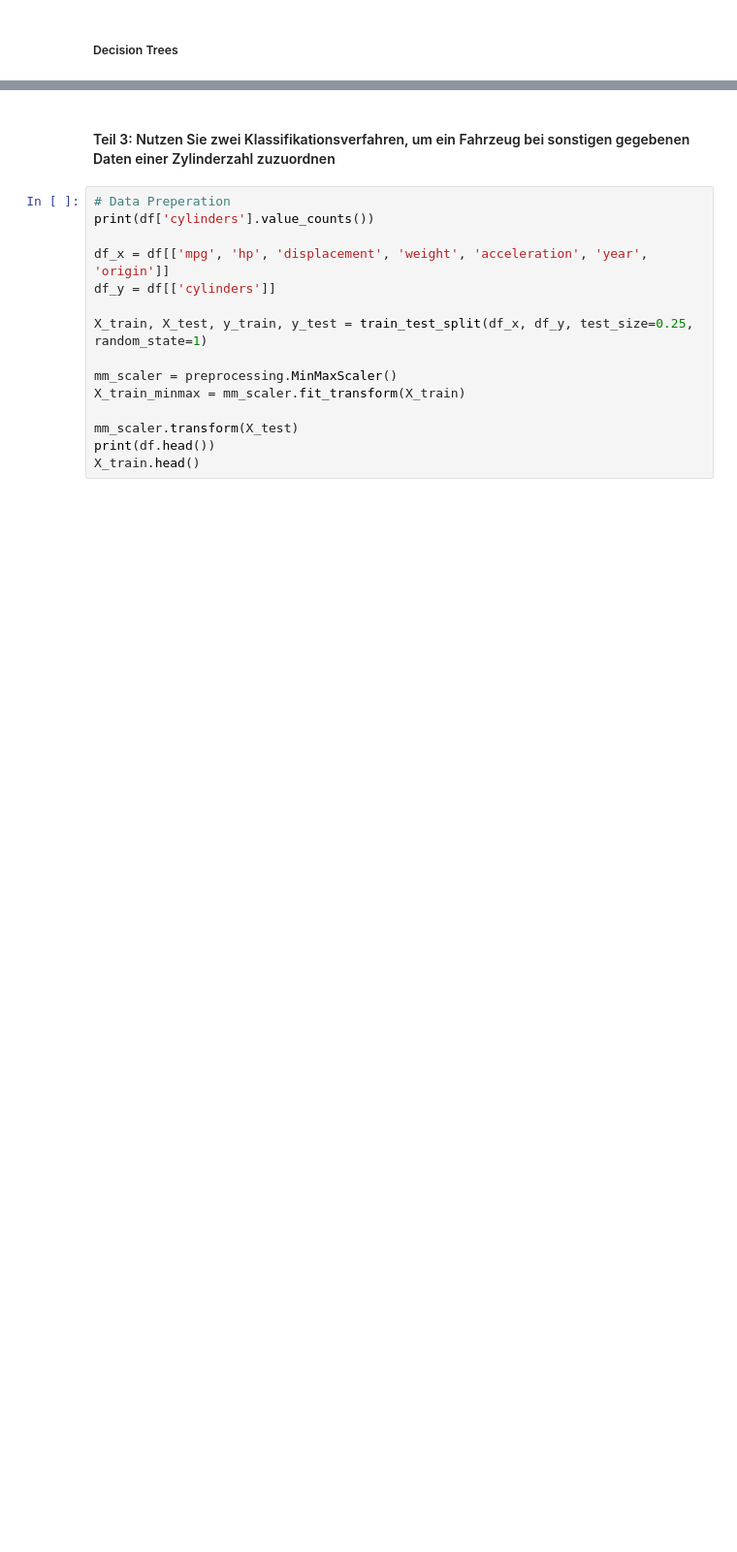
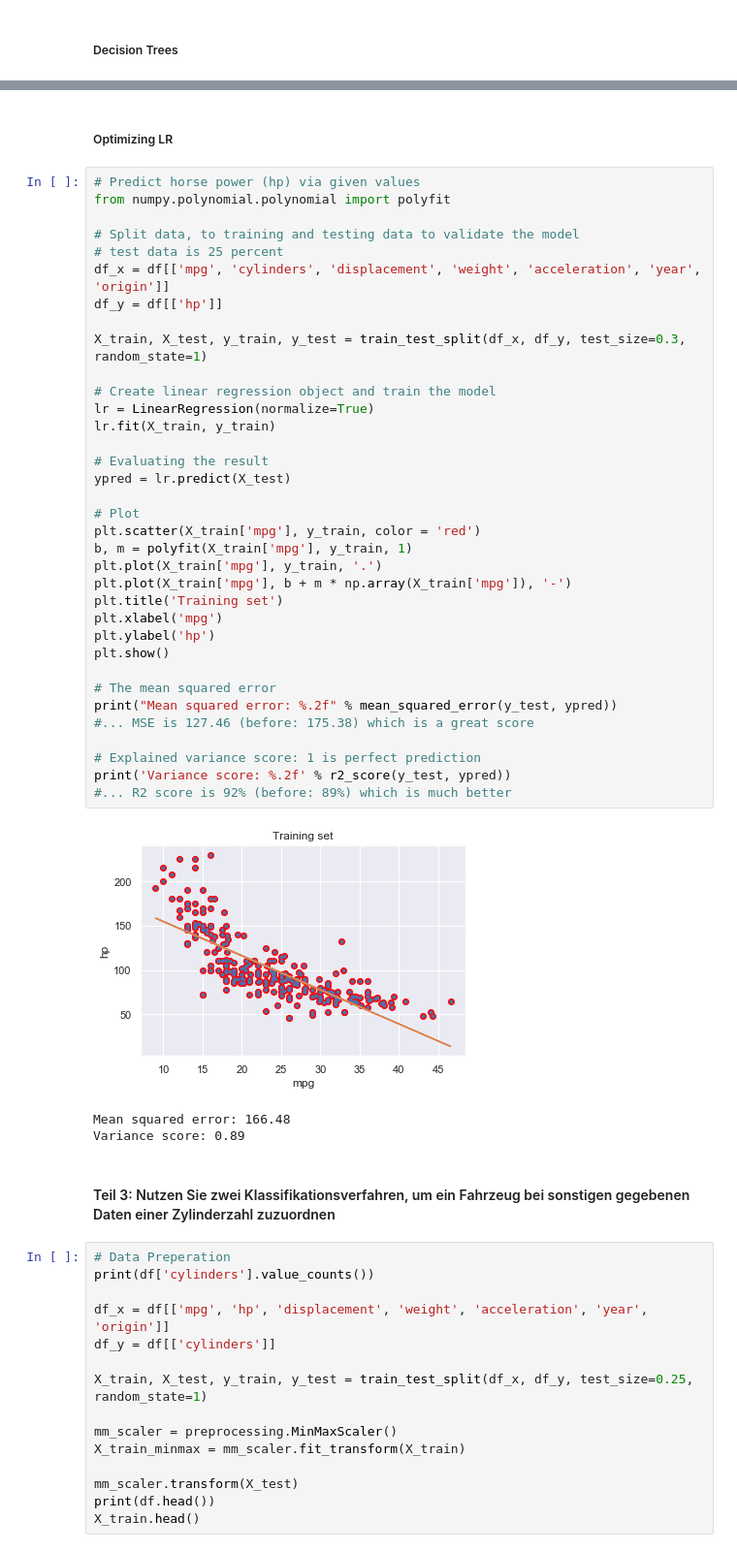
Before and after one commit to emrebesogul/data-science, a Jupyter notebook: Programmentwurf.ipynb, the cells around one changed output, grey strips where cells are left out. Shown at 97% size. Saved outputs shown, nothing was run; the diff lists cells and outputs as text; blank space fills up the shorter version.

```diff
--- a/Programmentwurf.ipynb
+++ b/Programmentwurf.ipynb
@@ -282,3 +258,44 @@ print('Variance score: %.2f' % regressor.score(X_test, y_test))
+# %% [markdown]
+##### Optimizing LR
+# %%
+# Predict horse power (hp) via given values
+from numpy.polynomial.polynomial import polyfit
+
+# Split data, to training and testing data to validate the model
+# test data is 25 percent
+df_x = df[['mpg', 'cylinders', 'displacement', 'weight', 'acceleration', 'year', 'origin']]
+df_y = df[['hp']]
+
+X_train, X_test, y_train, y_test = train_test_split(df_x, df_y, test_size=0.3, random_state=1)
+
+# Create linear regression object and train the model
+lr = LinearRegression(normalize=True)
+lr.fit(X_train, y_train)
+
+# Evaluating the result
+ypred = lr.predict(X_test)
+
+# Plot
+plt.scatter(X_train['mpg'], y_train, color = 'red')
+b, m = polyfit(X_train['mpg'], y_train, 1)
+plt.plot(X_train['mpg'], y_train, '.')
+plt.plot(X_train['mpg'], b + m * np.array(X_train['mpg']), '-')
+plt.title('Training set')
+plt.xlabel('mpg')
+plt.ylabel('hp')
+plt.show()
+
+# The mean squared error
+print("Mean squared error: %.2f" % mean_squared_error(y_test, ypred))
+#... MSE is 127.46 (before: 175.38) which is a great score
+
+# Explained variance score: 1 is perfect prediction
+print('Variance score: %.2f' % r2_score(y_test, ypred))
+#... R2 score is 92% (before: 89%) which is much better
+# %% [output]
+[figure, added]
+Mean squared error: 166.48
+Variance score: 0.89
 # %% [markdown]
 #### Teil 3: Nutzen Sie zwei Klassifikationsverfahren, um ein Fahrzeug bei sonstigen gegebenen Daten einer Zylinderzahl zuzuordnen
 # %%
```
Also changed, not shown: parts of 8 cells of this notebook.
